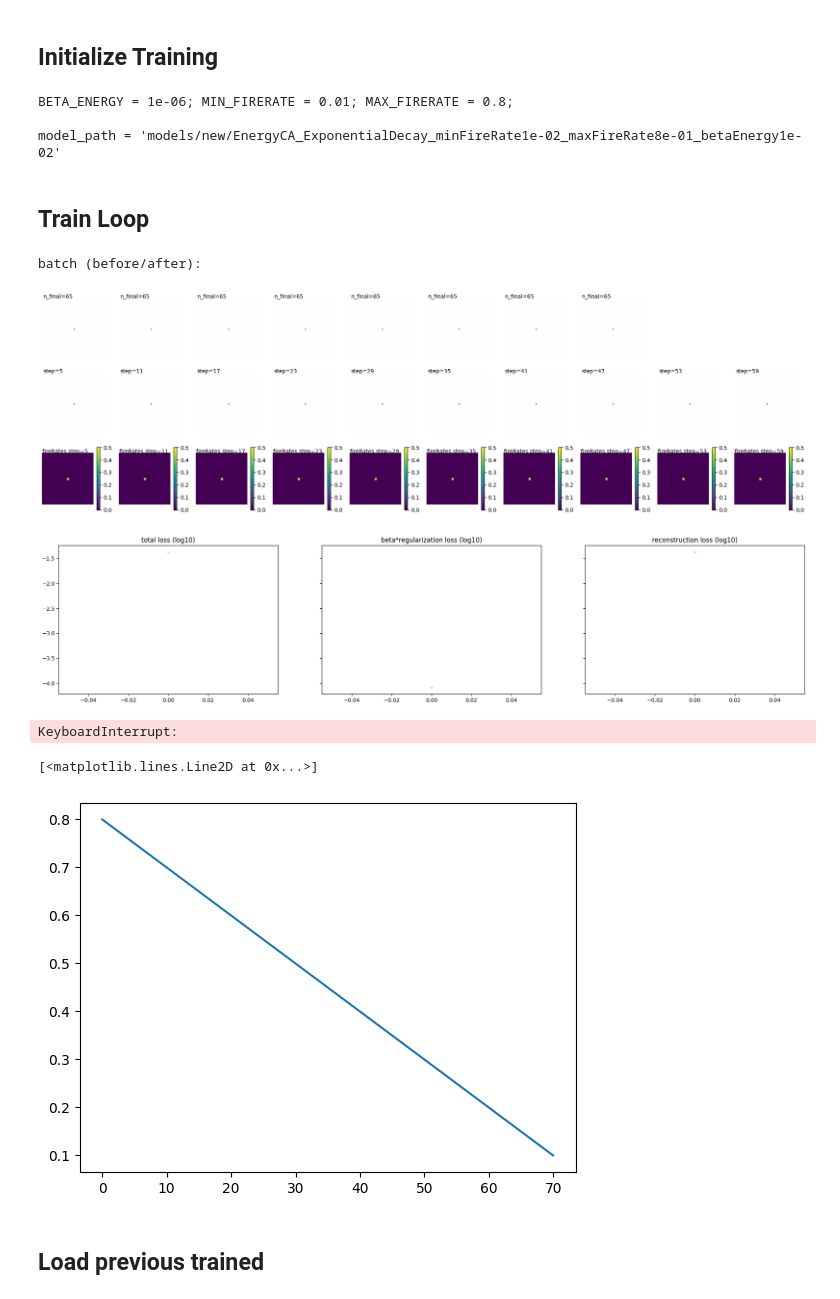
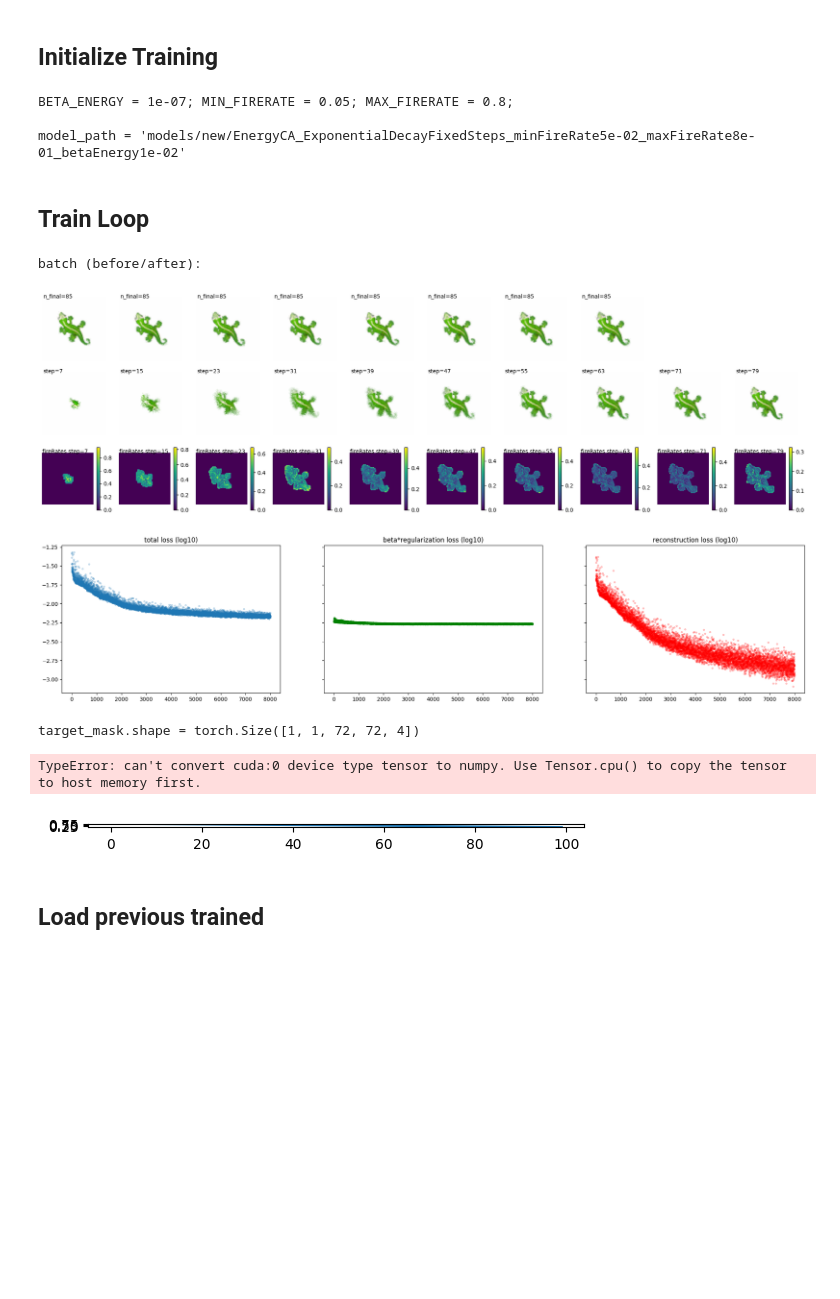
Before and after one commit to andrecharneca/Adaptive-Neural-Cellular-Automata, a Jupyter notebook: training.ipynb, the cells around one changed output. Drawn from its saved outputs; the diff is of its cells as text; code cells hidden in the pictures; blank space fills up the shorter version.

```diff
--- a/training.ipynb
+++ b/training.ipynb
@@ -145,34 +146,34 @@ optimizer = optim.Adam(ca.parameters(), lr=lr, betas=betas)
 scaler = torch.cuda.amp.GradScaler()
 
 ###model_path = cwd+f"models/AdaptFireRatePonder_{EXPERIMENT_TYPE}_{EMOJI_NAME}_lambdapinv{1/LAMBDA_P:.0f}_maxsteps{MAX_STEPS}_beta{BETA:.0e}"
-model_path = f"models/new/EnergyCA_LossOnAlive_{DECAY_TYPE}Decay_minFireRate{MIN_FIRERATE:.0e}_maxFireRate{MAX_FIRERATE:.0e}_betaEnergy{BETA:.0e}"
+model_path = f"models/new/EnergyCA_{DECAY_TYPE}DecayFixedSteps_minFireRate{MIN_FIRERATE:.0e}_maxFireRate{MAX_FIRERATE:.0e}_betaEnergy{BETA_ENERGY:.0e}"
 debug('BETA_ENERGY', 'MIN_FIRERATE', 'MAX_FIRERATE', same_line=True)
 debug("model_path")
 # %% [output]
-BETA_ENERGY = 1e-06; MIN_FIRERATE = 0.01; MAX_FIRERATE = 0.8;
+BETA_ENERGY = 1e-07; MIN_FIRERATE = 0.05; MAX_FIRERATE = 0.8;
 
-model_path = 'models/new/EnergyCA_ExponentialDecay_minFireRate1e-02_maxFireRate8e-01_betaEnergy1e-02'
+model_path = 'models/new/EnergyCA_ExponentialDecayFixedSteps_minFireRate5e-02_maxFireRate8e-01_betaEnergy1e-02'
 # %% [markdown]
 ## Train Loop
 # %%
-def train(x, target, steps, optimizer, scaler, scheduler=None):
+# create decreasing fireRates from MIN->MAX_FIRERATE (right now with fixed steps)
+if DECAY_TYPE == 'Exponential':
+    decay_map = torch.from_numpy(np.exp(np.linspace(np.log(MAX_FIRERATE),np.log(MIN_FIRERATE), 96)))
+elif DECAY_TYPE == 'Linear':
+    decay_map = torch.from_numpy(np.linspace(MAX_FIRERATE, MIN_FIRERATE, 96))
+elif DECAY_TYPE == 'None':
+    decay_map = torch.ones(96) * CONST_FIRERATE
+
+def train(x, target, steps, optimizer, scaler, decay_map, scheduler=None):
     optimizer.zero_grad(set_to_none=True)
 
     #with torch.cuda.amp.autocast(): #with autocast, the dx's become nan for some reason
-    x_steps, fireRates_steps, life_mask_steps = ca(x, steps=steps)
+    x_steps, fireRates_steps = ca(x, steps=steps)
     x_final = x_steps[-1,:,:,:,:4]
-    life_mask_steps = life_mask_steps[:,:,0,:,:].cpu()
+    decay_map = decay_map[0:steps]
 
-    # we want to compute the fireRate loss only at the alive cells
-    # create decreasing fireRates from MIN->MAX_FIRERATE
-    if DECAY_TYPE == 'Exponential':
-        decay_map = torch.from_numpy(np.exp(np.linspace(np.log(MAX_FIRERATE),np.log(MIN_FIRERATE), steps)))
-    elif DECAY_TYPE == 'Linear':
-        decay_map = torch.from_numpy(np.linspace(MAX_FIRERATE, MIN_FIRERATE, steps))
-    elif DECAY_TYPE == 'None':
-        decay_map = torch.ones((steps, BATCH_SIZE, IMG_SIZE, IMG_SIZE)) * CONST_FIRERATE
-
-    goal_fireRate_tensor = torch.einsum("i,ijkl -> ijkl", decay_map, life_mask_steps).to(device)
+    # compute the loss on the live cells
+    goal_fireRate_tensor = torch.einsum("i,ijkl -> ijkl", decay_map, torch.ones(steps, BATCH_SIZE, IMG_SIZE, IMG_SIZE)).to(device)
 
     # loss computation
     loss_rec_val = F.mse_loss(x_final, target)
@@ -183,19 +184,16 @@ def train(x, target, steps, optimizer, scaler, scheduler=None):
 
     if 0:
           debug(
-              #"loss_rec_val.shape",
-              #"loss_reg_val.shape",
-              #"loss_rec_val.item()",
-              #"loss_reg_val.item()",
               "life_mask_steps.shape",
           )
+
     # Using gradient scaling bc of float16 precision (not needed if autocast is off)
     scaler.scale(loss).backward()
     scaler.step(optimizer)
     scaler.update()
     #scheduler.step()
 
-    return x_steps, loss, loss_rec_val, loss_energy_val, fireRates_steps, life_mask_steps###remove life_mask_steps
+    return x_steps, loss, loss_rec_val, loss_energy_val, fireRates_steps
 
 loss_log = []
 loss_energy_log = []
@@ -206,7 +204,7 @@ for i in tqdm(range(n_epoch+1)):
     x0 = np.repeat(seed[None, ...], BATCH_SIZE, 0)
     x0 = torch.from_numpy(x0.astype(np.float32)).to(device)
 
-    x_steps, loss, loss_rec_val, loss_energy_val, fireRates_steps, life_mask_steps = train(x0, pad_target, np.random.randint(64,96), optimizer, scaler)
+    x_steps, loss, loss_rec_val, loss_energy_val, fireRates_steps = train(x0, pad_target, np.random.randint(64,96), optimizer, scaler, decay_map)
 
     step_i = len(loss_log)
     loss_log.append(loss.item())
@@ -225,20 +223,21 @@ for i in tqdm(range(n_epoch+1)):
       torch.save(ca.state_dict(), model_path+f"_epoch{step_i}.pth")
 # %% [output]
 batch (before/after):
-[figure, old version]
+[figure, new version]
-[figure, old version]
+[figure, new version]
-KeyboardInterrupt:
 # %%
 # what the fireRate of a cell should be, throughout time
 #decay_map = torch.from_numpy(np.exp(np.linspace(np.log(0.5),np.log(0.1), 100)))
+# mask in the shape of pad_target, with 1's where the target is
 
-decay_map = torch.from_numpy(np.linspace(MAX_FIRERATE, MIN_FIRERATE, life_mask_steps.shape[0]))
-min_fireRatestest = torch.einsum("i,ijkl -> ijkl", decay_map, life_mask_steps)
-min_fireRatestest2 = torch.ones((100,8,72,72))
+min_fireRatestest = torch.einsum("i,ijkl -> ijkl", decay_map, torch.ones(100, BATCH_SIZE, IMG_SIZE, IMG_SIZE))
 plt.plot(min_fireRatestest.numpy()[:,0,36,36])
+plt.imshow(target_mask[0,:,:,0])
+#animate_steps(min_fireRatestest.detach().cpu(), colorbar_plots=[0])
 # %% [output]
-[<matplotlib.lines.Line2D at 0x...>]
+target_mask.shape = torch.Size([1, 1, 72, 72, 4])
+TypeError: can't convert cuda:0 device type tensor to numpy. Use Tensor.cpu() to copy the tensor to host memory first.
-[figure, old version]
+[figure, new version]
 # %% [markdown]
 ## Load previous trained
 # %%
```
Also changed, not shown: parts of 9 cells of this notebook, 21 other files.
